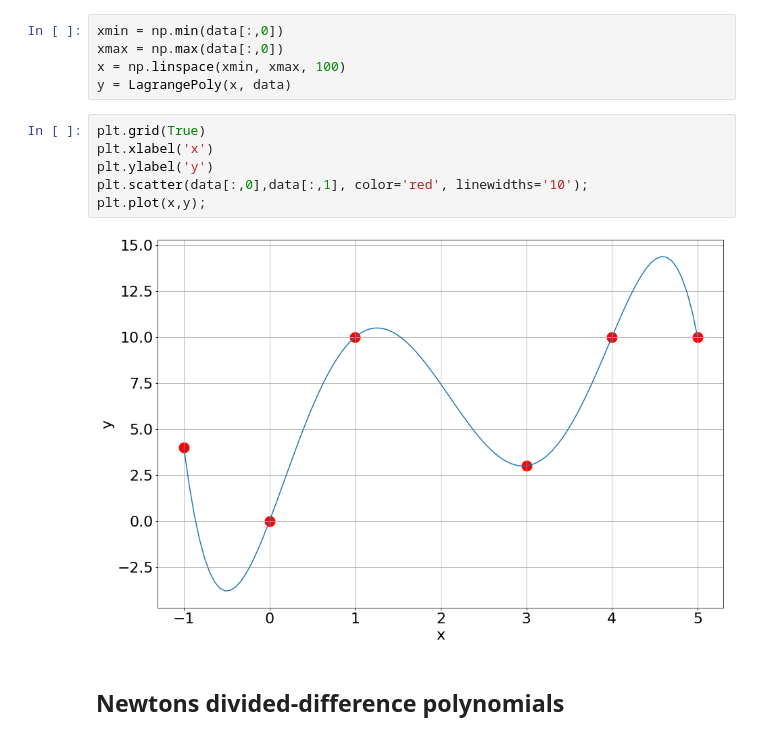
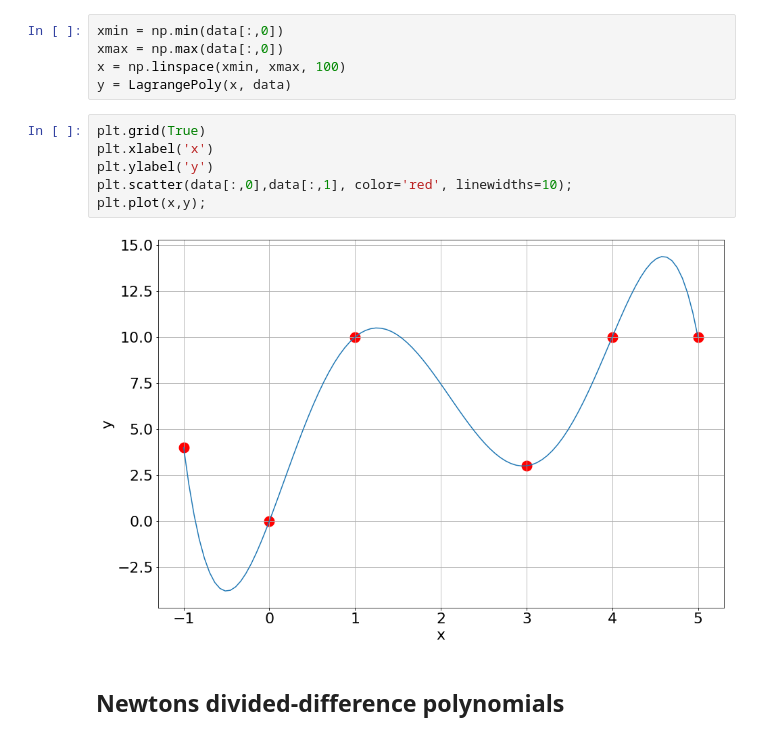
Before and after one commit to nielsw2/ACM20030-Examples, a Jupyter notebook: Interpolation/InterpolationWithPolynomials.ipynb, the cells around one changed output. Cells and saved outputs as stored; diff of their text form.

```diff
--- a/Interpolation/InterpolationWithPolynomials.ipynb
+++ b/Interpolation/InterpolationWithPolynomials.ipynb
@@ -50,11 +50,11 @@ y = LagrangePoly(x, data)
 # %%
 plt.grid(True)
 plt.xlabel('x')
 plt.ylabel('y')
-plt.scatter(data[:,0],data[:,1], color='red', linewidths='10');
+plt.scatter(data[:,0],data[:,1], color='red', linewidths=10);
 plt.plot(x,y);
 # %% [output]
-[figure, old version]
+[figure, new version]
 # %% [markdown]
 ## Newtons divided-difference polynomials
 # %% [markdown]
```
Also changed, not shown: parts of 2 cells of this notebook.
